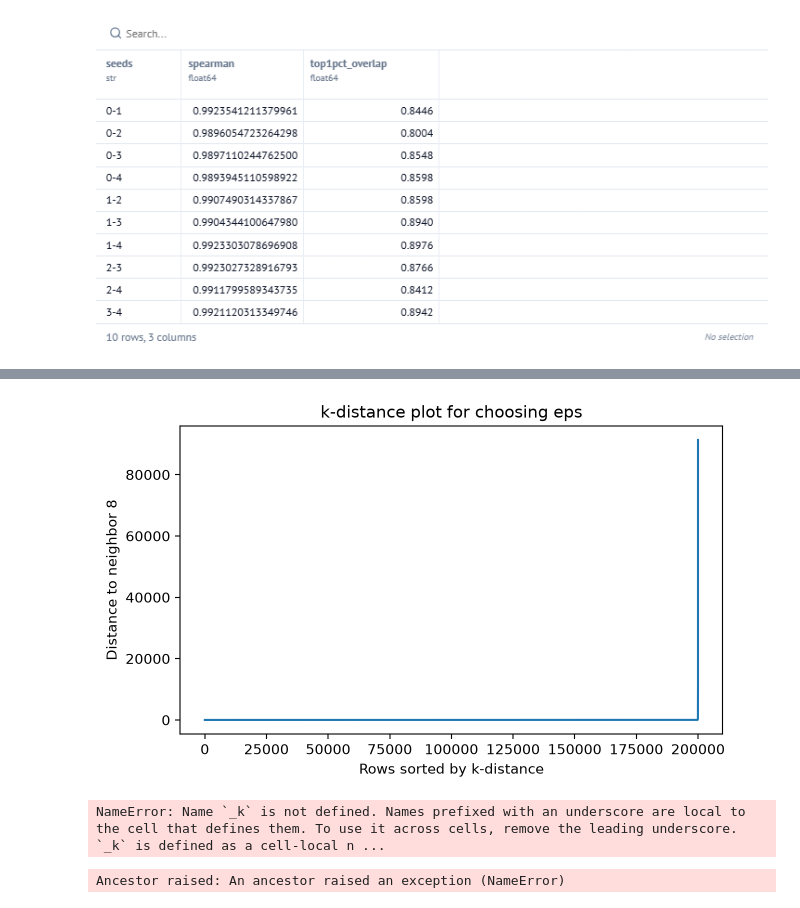
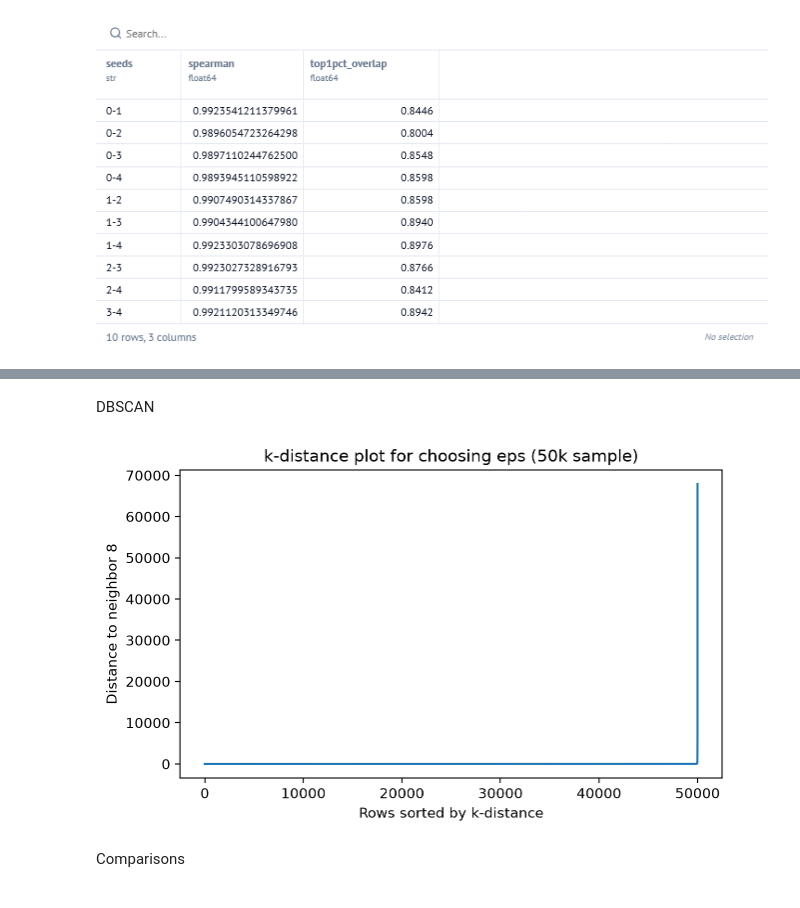
Before and after one commit to erikazoo/mbradd, a Jupyter notebook: notebooks/__marimo__/data_preprocessing_ez.ipynb, the cells around one changed output, grey strips where cells are left out. Saved outputs shown, nothing was run; the diff lists cells and outputs as text; code cells hidden in the pictures.

Commit message:
corr, fs, pg, mm, baseline z and percentile, isoforest and dbscan comparison/trials ; ignore marimo cache and session

```diff
--- a/notebooks/__marimo__/data_preprocessing_ez.ipynb
+++ b/notebooks/__marimo__/data_preprocessing_ez.ipynb
@@ -113,3 +92,21 @@ _fig
+# %%
+_alowd = mpos24["Avg_Mdcr_Alowd_Amt"].where(mpos24["Avg_Mdcr_Alowd_Amt"] > 0)
+_chrg = mpos24["Avg_Sbmtd_Chrg"].where(mpos24["Avg_Sbmtd_Chrg"] > 0)
+feats = mpos24.assign(
+    log_pay=np.log1p(mpos24["Avg_Mdcr_Stdzd_Amt"]),
+    log_benes=np.log1p(mpos24["Tot_Benes"]),
+    log_srvcs_per_bene=np.log(mpos24["Tot_Srvcs"] / mpos24["Tot_Benes"]),
+    log_markup=np.log(_chrg / _alowd),
+)
 # %%
 # as concluded from above,
 final_features = ["log_pay_rz", "log_benes_rz", "log_srvcs_per_bene_rz", "log_markup_rz"]
+# %%
+_lvl1 = ["Rndrng_Prvdr_Type", "HCPCS_Cd", "Place_Of_Srvc"]
+_lvl2 = ["HCPCS_Cd", "Place_Of_Srvc"]
+_rz = {}
+for _f in final_features:
+    _c = _f.removesuffix("_rz")
+    _rz[_f] = robust_z(feats, _c, _lvl1, 100).fillna(robust_z(feats, _c, _lvl2, 100))
+peer_z = pd.DataFrame(_rz)
+peer_z.isna().mean() # MAD ~ 1.07% missing for every feature, where l_p_r and l_s_p_b_r used to be ~%12 and ~%29 missing a z-score (where the typical spread is exactly 0 because the providers have identical value)
@@ -141,0 +147,4 @@ z.isna().mean() # MAD ~ 1.07% missing for every feature, where l_p_r and l_s_p_b
+# %%
+_ok = peer_z.notna().all(axis=1)
+Z = peer_z[_ok].clip(lower=0) # one-sided: auditors don't really need to look at billing less than peers, and we don't want to flag low volume/intensity providers - rerun without clip to check sensitivity
+Z.shape, _ok.mean() # confirms MAD fix worked, 1.07% of rows lacked greater than or equal to 100 peers and are reported as unscored rather than compared against an unreliable baseline
@@ -169,4 +177,0 @@ feats = mpos24.assign(
-# %%
-_ok = z.notna().all(axis=1)
-Z = z[_ok].clip(lower=0) # one-sided: auditors don't really need to look at billing less than peers, and we don't want to flag low volume/intensity providers - rerun without clip to check sensitivity
-Z.shape, _ok.mean() # confirms MAD fix worked, 1.07% of rows lacked greater than or equal to 100 peers and are reported as unscored rather than compared against an unreliable baseline
@@ -203,33 +208,35 @@ risk_0_100 = (iso_score.rank(pct=True) * 100).round(1)
+# %% [markdown]
+DBSCAN
 # %%
-# DBSCAN check
 from sklearn.neighbors import NearestNeighbors
 from sklearn.cluster import DBSCAN
 
-_D = Z.sample(200_000, random_state=2)
-_k = 8 # min_samples = 2 x number of features
-_dist, _ = NearestNeighbors(n_neighbors=_k).fit(_D).kneighbors(_D)
-kdist = pd.Series(_dist[:, -1], index=_D.index) # distance to k-th neighbor (includes self)
+D_sample = Z.sample(50_000, random_state=2) # DBSCAN memory grows roughly with n^2 in dense areas
+k_nn = 8 # min_samples = 2 x number of features
+_dist, _ = NearestNeighbors(n_neighbors=k_nn).fit(D_sample).kneighbors(D_sample)
+kdist = pd.Series(_dist[:, -1], index=D_sample.index)
 
 _fig, _ax = plt.subplots(figsize=(7, 4))
 _ax.plot(np.sort(kdist.values))
-_ax.set(xlabel="Rows sorted by k-distance", ylabel=f"Distance to neighbor {_k}",
-        title="k-distance plot for choosing eps")
+_ax.set(xlabel="Rows sorted by k-distance", ylabel=f"Distance to neighbor {k_nn}",
+        title="k-distance plot for choosing eps (50k sample)")
 _fig
 # %% [output]
-[figure, old version]
+[figure, new version]
 # %%
-eps = kdist.quantile(0.99) # or read the elbow off the plot
-labels = DBSCAN(eps=eps, min_samples=_k).fit_predict(_D)
-(labels == -1).mean() # share of rows labeled noise (anomalies)
+eps = kdist.quantile(0.99)
+_u, _inv, _cnt = np.unique(D_sample.to_numpy(), axis=0, return_inverse=True, return_counts=True)
+_lab = DBSCAN(eps=eps, min_samples=k_nn, algorithm="ball_tree").fit_predict(_u, sample_weight=_cnt)
+dbscan_noise = pd.Series(_lab[_inv.ravel()] == -1, index=D_sample.index)
+{"eps": round(float(eps), 3), "unique points": len(_u), "noise share": dbscan_noise.mean()}
-# %% [output]
-NameError: Name `_k` is not defined. Names prefixed with an underscore are local to the cell that defines them. To use it across cells, remove the leading underscore. `_k` is defined as a cell-local n ...
+# %% [markdown]
+Comparisons
 # %%
-# compare the models :)
-_cmp = pd.DataFrame({"base": base.loc[_D.index, "base_score"],
-                     "iso": iso_score.loc[_D.index], "kdist": kdist})
-_cmp.corr(method="spearman"), {
-    "base vs iso": topk_overlap(_cmp.base, _cmp.iso),
-    "iso vs kdist": topk_overlap(_cmp.iso, _cmp.kdist),
-    "base vs kdist": topk_overlap(_cmp.base, _cmp.kdist)}
+_cmp = pd.DataFrame({"base": base.loc[D_sample.index, "base_score"],
+                     "iso": iso_score.loc[D_sample.index], "kdist": kdist})
+_iso_top = _cmp.iso >= _cmp.iso.quantile(0.99)
+_cmp.corr(method="spearman").round(3), {
+    "base vs iso (top 1%)": round(topk_overlap(_cmp.base, _cmp.iso), 3),
+    "iso vs kdist (top 1%)": round(topk_overlap(_cmp.iso, _cmp.kdist), 3),
+    "base vs kdist (top 1%)": round(topk_overlap(_cmp.base, _cmp.kdist), 3),
+    "DBSCAN noise also in iso top 1%": round(_iso_top[dbscan_noise].mean(), 3)}
-# %% [output]
-Ancestor raised: An ancestor raised an exception (NameError)
```
Also changed, not shown: parts of 16 cells of this notebook, 3 other files.
